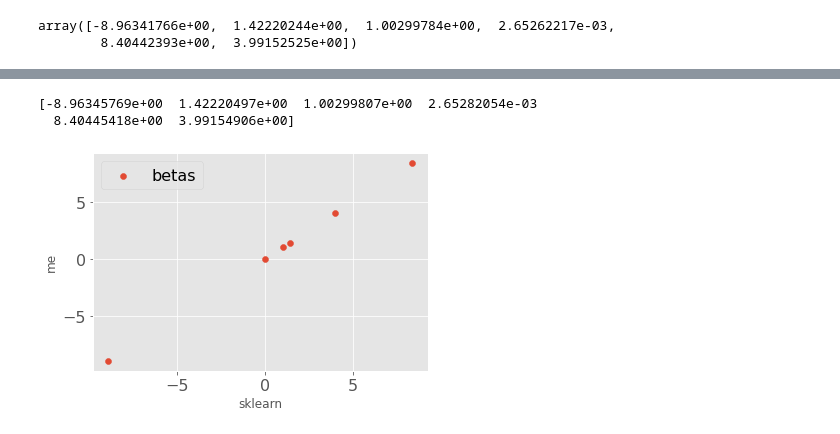
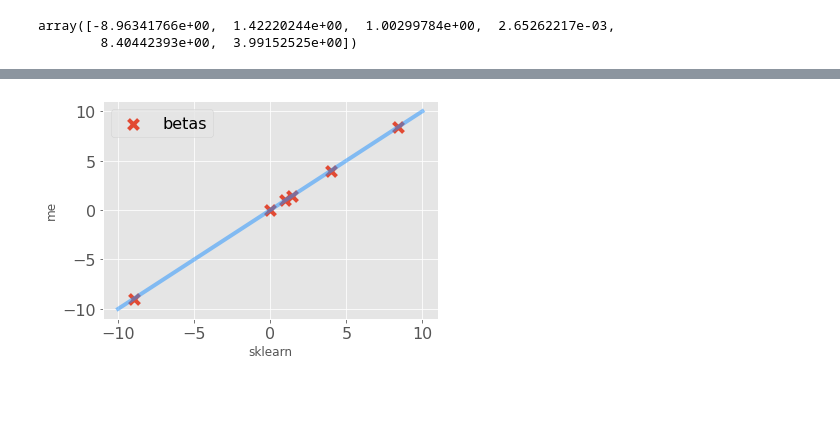
Before and after one commit to JulietteFranque/SDS383D_JF, a Jupyter notebook: exercises-03/notebooks/green_buildings.ipynb, the cells around one changed output, grey strips where cells are left out. Cells and saved outputs as stored; diff of their text form; code cells hidden in the pictures; blank space fills up the shorter version.

```diff
--- a/exercises-03/notebooks/green_buildings.ipynb
+++ b/exercises-03/notebooks/green_buildings.ipynb
@@ -59,14 +146,10 @@ plt.title('residuals');
 # %%
 conf_interval = model.calculate_confidence_interval(num_samples=1000)
 # %%
-reg = LinearRegression().fit(X, y)
-betas_sklearn = np.concatenate((reg.intercept_.flatten(), reg.coef_.flatten()))
-print(betas_sklearn)
-plt.scatter(betas_sklearn, model.betas, label='betas')
+plt.scatter(betas_sklearn, model.coefs, label='betas', marker='x', s=100)
+plt.plot([-10,10],[-10,10],color='dodgerblue', alpha=.5)
 plt.xlabel('sklearn')
 plt.ylabel('me')
 plt.legend();
 # %% [output]
-[-8.96345769e+00  1.42220497e+00  1.00299807e+00  2.65282054e-03
-  8.40445418e+00  3.99154906e+00]
-[figure, old version]
+[figure, new version]
```
Also changed, not shown: parts of 21 cells of this notebook, 4 other files.
